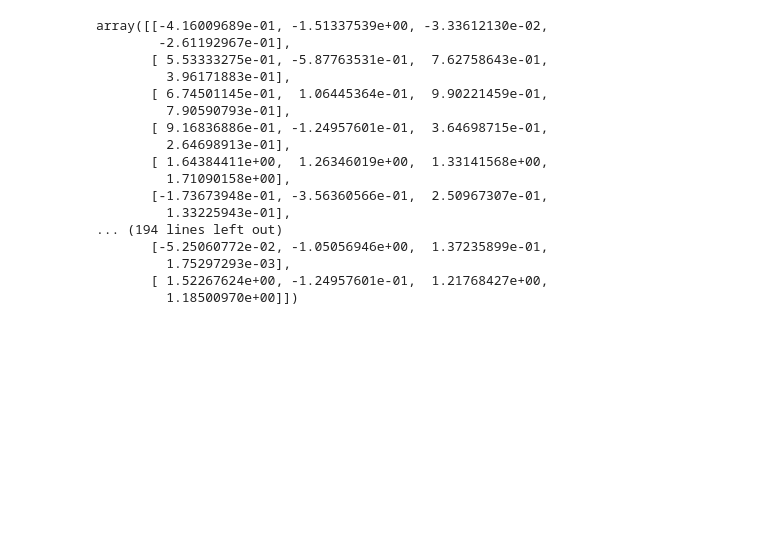
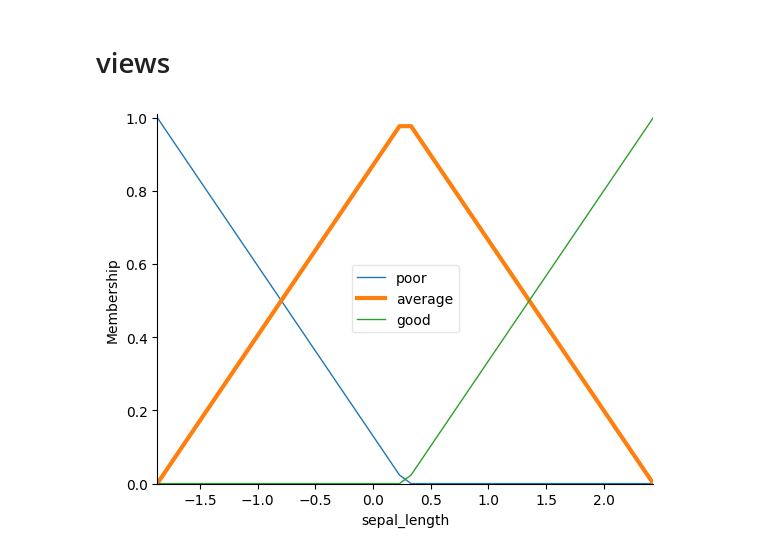
Before and after one commit to da4nik08/ml5, a Jupyter notebook: FL.ipynb, the cells around one changed output. Drawn from its saved outputs; the diff is of its cells as text; code cells hidden in the pictures; blank space fills up the shorter version.

```diff
--- a/FL.ipynb
+++ b/FL.ipynb
@@ -21,26 +21,6 @@ scaler.fit(x)
 x = scaler.fit_transform(x)
 # %%
 X_train, X_test, y_train, y_test = train_test_split(x, dataslice, test_size=0.3, random_state=42)
-# %%
-X_train
-# %% [output]
-array([[-4.16009689e-01, -1.51337539e+00, -3.33612130e-02,
-        -2.61192967e-01],
-       [ 5.53333275e-01, -5.87763531e-01,  7.62758643e-01,
-         3.96171883e-01],
-       [ 6.74501145e-01,  1.06445364e-01,  9.90221459e-01,
-         7.90590793e-01],
-       [ 9.16836886e-01, -1.24957601e-01,  3.64698715e-01,
-         2.64698913e-01],
-       [ 1.64384411e+00,  1.26346019e+00,  1.33141568e+00,
-         1.71090158e+00],
-       [-1.73673948e-01, -3.56360566e-01,  2.50967307e-01,
-         1.33225943e-01],
-... (194 lines left out)
-       [-5.25060772e-02, -1.05056946e+00,  1.37235899e-01,
-         1.75297293e-03],
-       [ 1.52267624e+00, -1.24957601e-01,  1.21768427e+00,
-         1.18500970e+00]])
 # %%
 sepal_length = ctrl.Antecedent(np.arange(x[:, 0].min(), x[:, 0].max(), 0.1), 'sepal_length')
 sepal_width = ctrl.Antecedent(np.arange(x[:, 1].min(), x[:, 1].max(), 0.1), 'sepal_width')
@@ -68,0 +41,6 @@ petal_width_wide = fuzz.trapmf(petal_width.universe, [x[:, 3].mean(), x[:, 3].me
+# %% [markdown]
+# views
+# %%
+sepal_length['average'].view()
+# %% [output]
+[figure, added]
```
Also changed, not shown: parts of 18 cells of this notebook.
